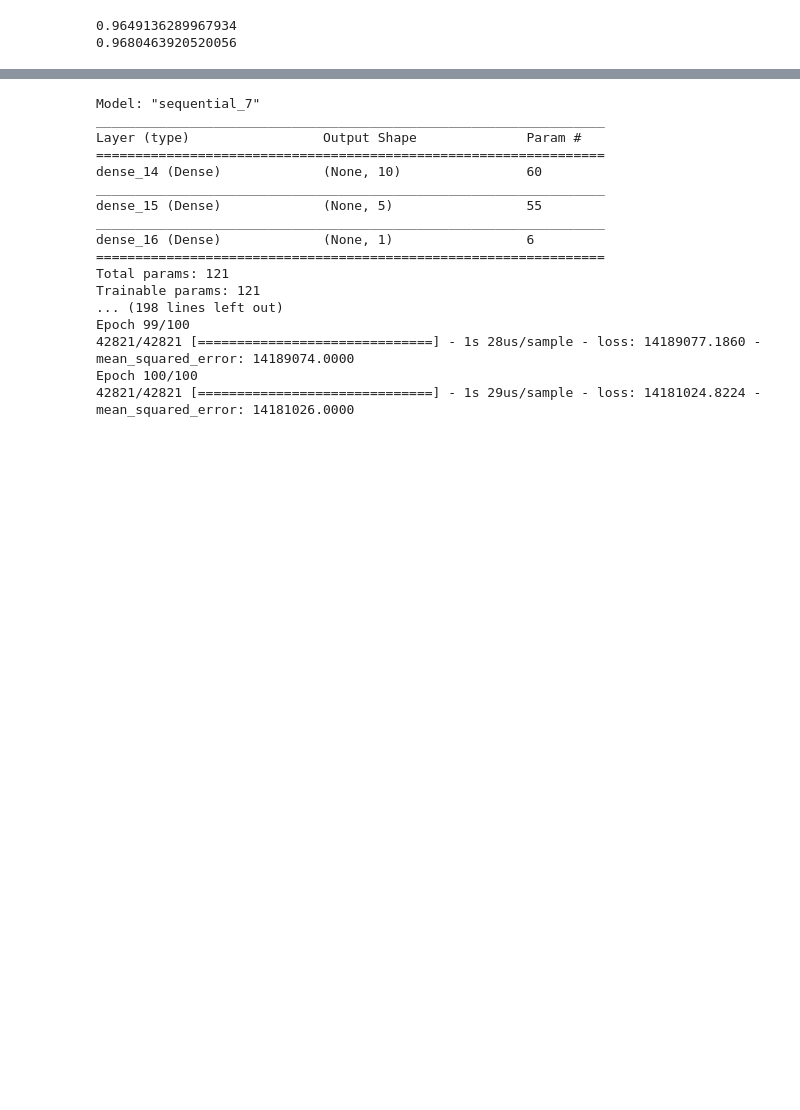
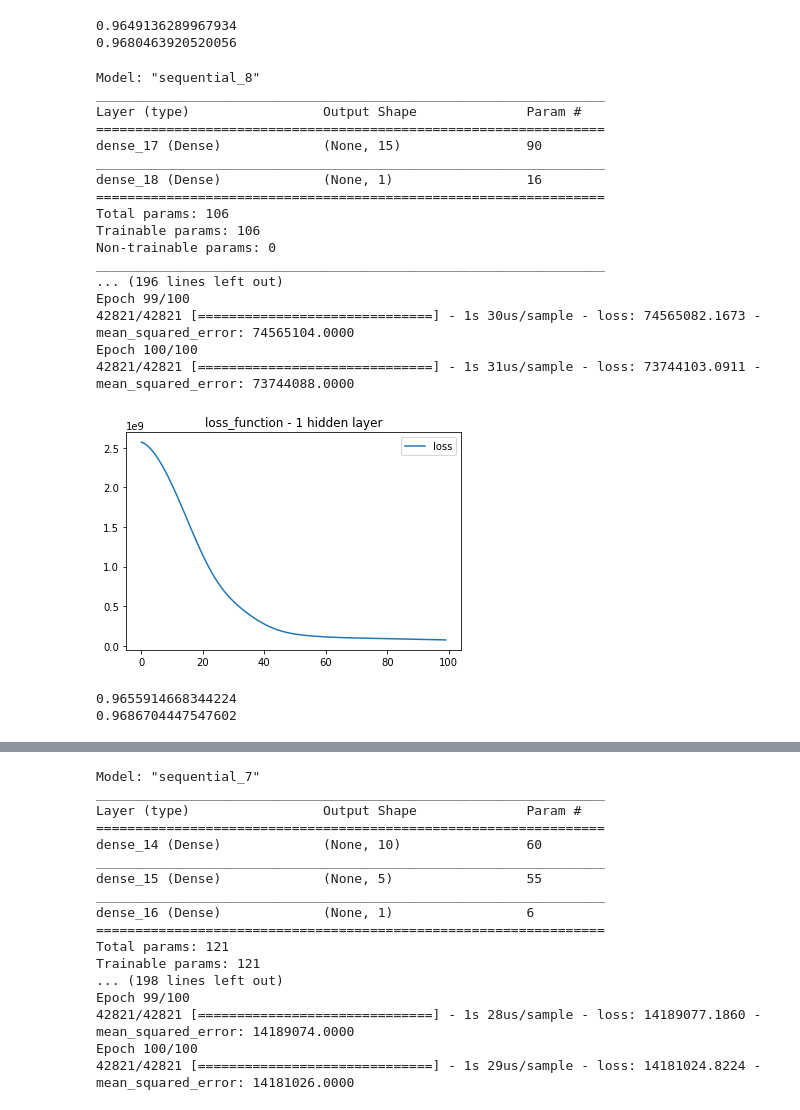
Before and after one commit to pmmfs/capstone-project, a Jupyter notebook: Analysis/government_regulation_analysis_muzz.ipynb, the cells around one changed output, grey strips where cells are left out. Saved outputs shown, nothing was run; the diff lists cells and outputs as text; code cells hidden in the pictures; blank space fills up the shorter version.

Commit message:
updating neural network modeling with val-loss

```diff
--- a/Analysis/government_regulation_analysis_muzz.ipynb
+++ b/Analysis/government_regulation_analysis_muzz.ipynb
@@ -275,3 +277,52 @@ Epoch 100/100
 [figure]
 0.9649136289967934
 0.9680463920520056
+# %%
+# define model - shallow neural net with 3X
+number_hidden_nodes = 15
+number_input_features = 5
+
+nn = Sequential()
+nn.add(Dense(units=number_hidden_nodes, input_dim=number_input_features, activation="relu"))
+nn.add(Dense(1, activation="linear"))
+
+nn.summary()
+
+# compile model
+nn.compile(loss="mean_squared_error", optimizer="adam", metrics=["mse"])
+
+# train model
+model_1 = nn.fit(X_train_scaled, y_train, epochs=100)
+
+# Plot the train and test loss function
+plt.plot(model_1.history["loss"])
+plt.title("loss_function - 1 hidden layer")
+plt.legend(["loss"])
+plt.show()
+
+y_train_pred = nn.predict(X_train_scaled)
+y_test_pred = nn.predict(X_test_scaled)
+
+print(r2_score(y_train, y_train_pred))
+print(r2_score(y_test, y_test_pred))
+# %% [output]
+Model: "sequential_8"
+_________________________________________________________________
+Layer (type)                 Output Shape              Param #
+=================================================================
+dense_17 (Dense)             (None, 15)                90
+_________________________________________________________________
+dense_18 (Dense)             (None, 1)                 16
+=================================================================
+Total params: 106
+Trainable params: 106
+Non-trainable params: 0
+_________________________________________________________________
+... (196 lines left out)
+Epoch 99/100
+42821/42821 [==============================] - 1s 30us/sample - loss: 74565082.1673 - mean_squared_error: 74565104.0000
+Epoch 100/100
+42821/42821 [==============================] - 1s 31us/sample - loss: 73744103.0911 - mean_squared_error: 73744088.0000
+[figure, added]
+0.9655914668344224
+0.9686704447547602
```
Also changed, not shown: parts of 10 cells of this notebook.
